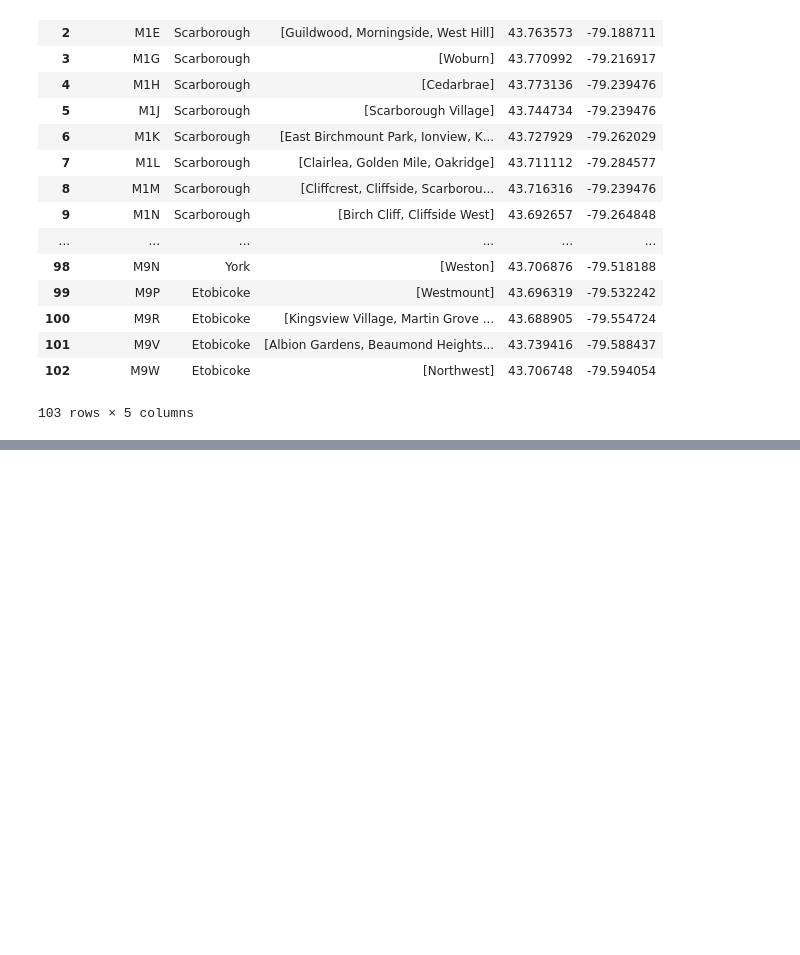
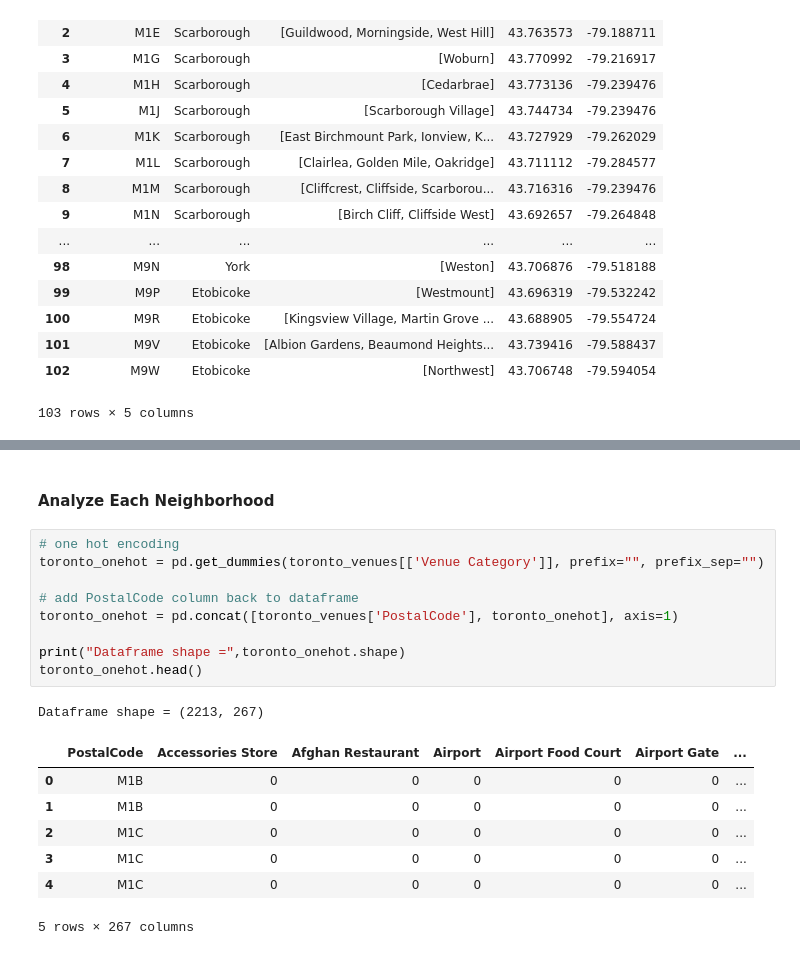
Before and after one commit to JulieLee0101/Coursera_Capstone, a Jupyter notebook: TorontoNeighborhoodsClustering.ipynb, the cells around one changed output, grey strips where cells are left out. Cells and saved outputs as stored; diff of their text form; blank space fills up the shorter version.

```diff
--- a/TorontoNeighborhoodsClustering.ipynb
+++ b/TorontoNeighborhoodsClustering.ipynb
@@ -159,0 +318,20 @@ new_df_geo
+# %% [markdown]
+#### Analyze Each Neighborhood
+# %%
+# one hot encoding
+toronto_onehot = pd.get_dummies(toronto_venues[['Venue Category']], prefix="", prefix_sep="")
+
+# add PostalCode column back to dataframe
+toronto_onehot = pd.concat([toronto_venues['PostalCode'], toronto_onehot], axis=1)
+
+print("Dataframe shape =",toronto_onehot.shape)
+toronto_onehot.head()
+# %% [output]
+Dataframe shape = (2213, 267)
+|  | PostalCode | Accessories Store | Afghan Restaurant | Airport | Airport Food Court | Airport Gate | ... |
+| 0 | M1B | 0 | 0 | 0 | 0 | 0 | ... |
+| 1 | M1B | 0 | 0 | 0 | 0 | 0 | ... |
+| 2 | M1C | 0 | 0 | 0 | 0 | 0 | ... |
+| 3 | M1C | 0 | 0 | 0 | 0 | 0 | ... |
+| 4 | M1C | 0 | 0 | 0 | 0 | 0 | ... |
+5 rows × 267 columns
```
Also changed, not shown: parts of 25 cells of this notebook.
